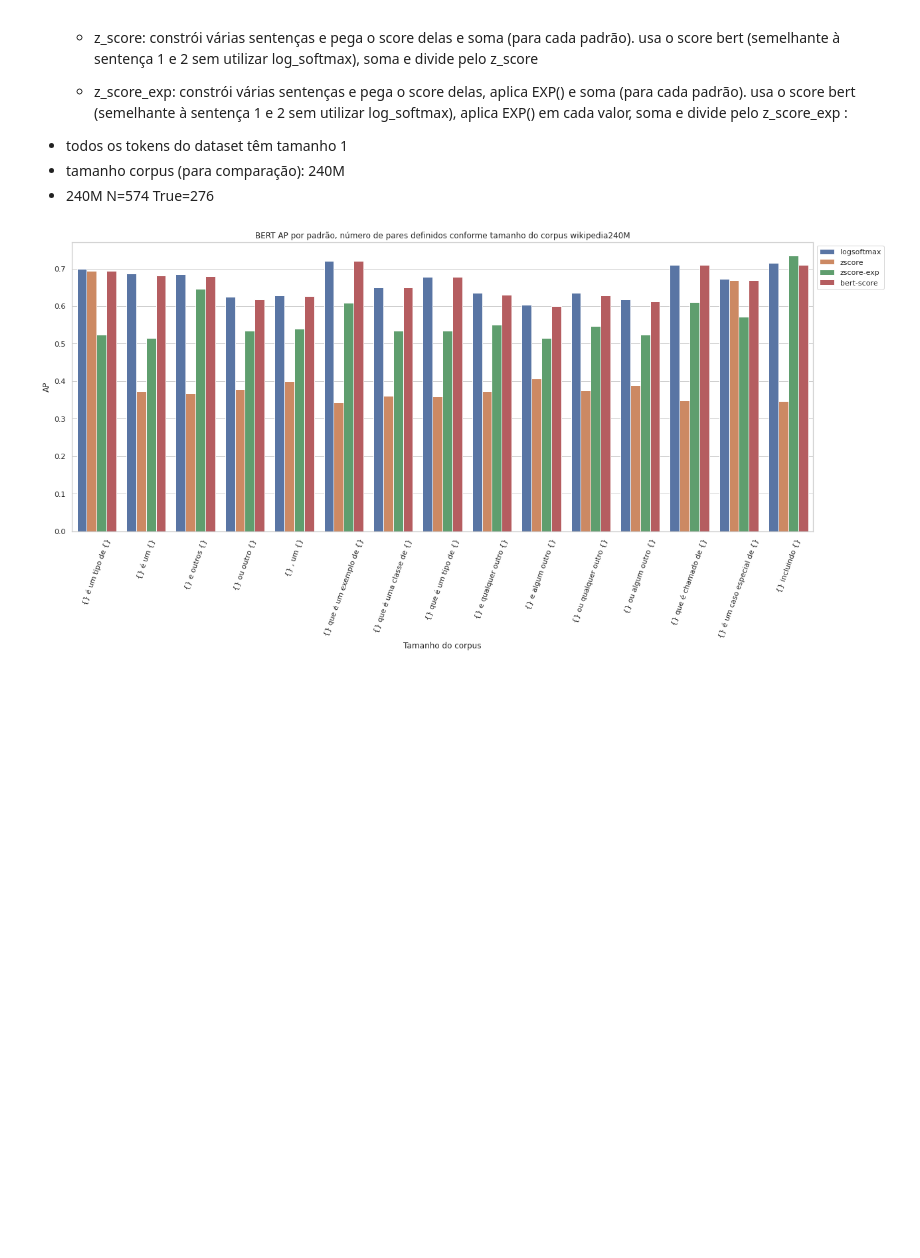
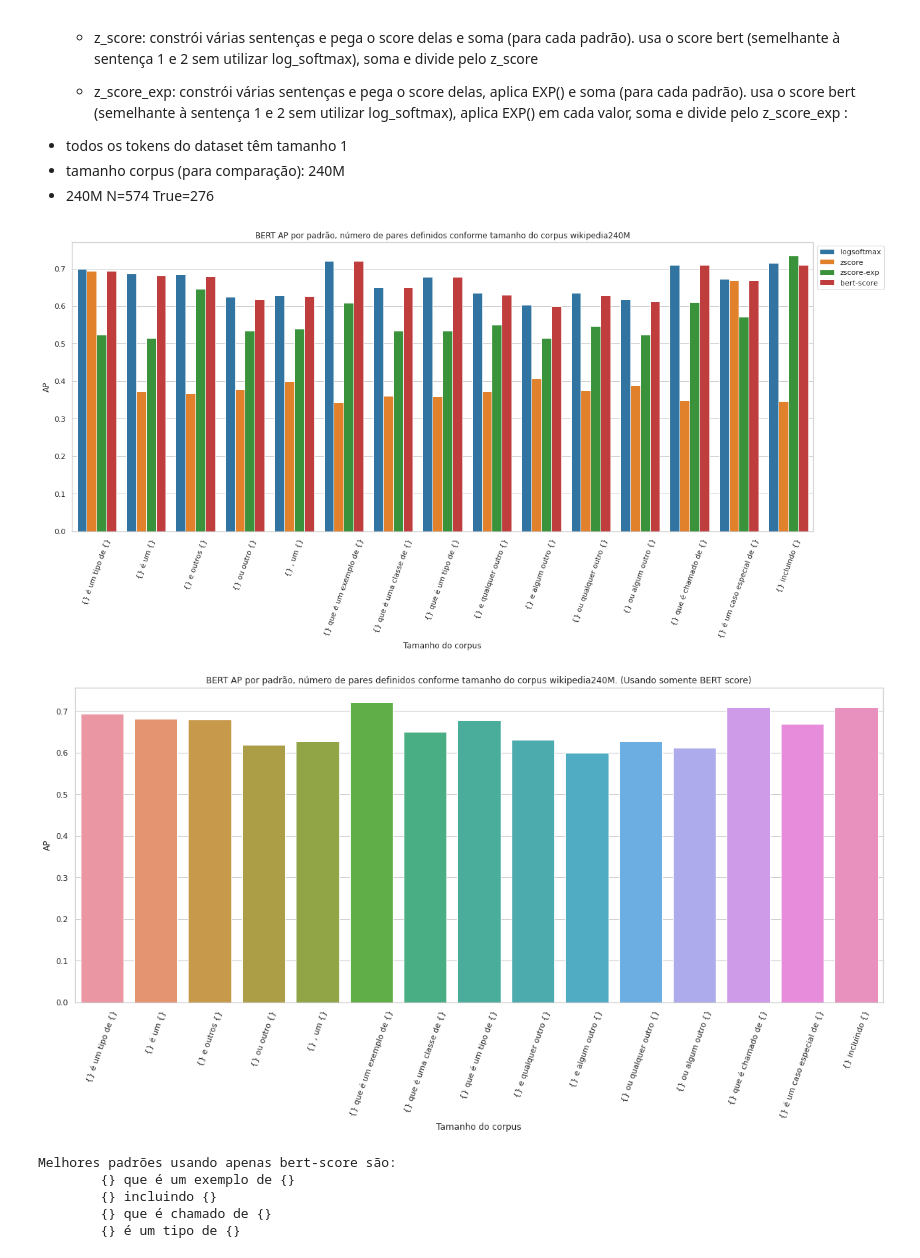
Before and after one commit to eraldoluis/hyper_bert, a Jupyter notebook: nb/score_pattern_logsoftmax_z_exp.ipynb, the cells around one changed output. Drawn from its saved outputs; the diff is of its cells as text; code cells hidden in the pictures; blank space fills up the shorter version.

Commit message:
nb comparando bert e outros metodos. falta terminar

```diff
--- a/nb/score_pattern_logsoftmax_z_exp.ipynb
+++ b/nb/score_pattern_logsoftmax_z_exp.ipynb
@@ -17,29 +17,53 @@
 # %%
 import pandas as pd
 import matplotlib.pyplot as plt
 import seaborn as sns
 
 sns.set(style="whitegrid")
+sns.set_palette(sns.color_palette("tab10"))
 
 path = ["../results/neuralmind-bert-base-portuguese-cased_logsoftmax_by-pattern/result.tsv",
         "../results/neuralmind-bert-base-portuguese-cased_zscore_by-pattern/result.tsv",
         "../results/neuralmind-bert-base-portuguese-cased_zscore-exp_by-pattern/result.tsv",
         "../results/neuralmind-bert-base-portuguese-cased_bert-score_by-pattern/result.tsv"]
 df_array = []
 for p in path:
     df = pd.read_csv(p, delimiter="\t")
     df['function'] = p.split("/")[-2].split("_")[1]
     df_array.append(df)
 
 df_all = pd.concat(df_array)
 df_all = df_all[(df_all['method'] == "all_subword") & (df_all['corpus'] == "wikipedia240M")]
 
 plt.figure(figsize=(20,8))
 ax = sns.barplot(x="pattern", y="AP", hue="function", data=df_all)
 ax.legend(bbox_to_anchor=(1, 1))
 ax.set(xlabel="Tamanho do corpus")
 ax.set_title(f"BERT AP por padrão, número de pares definidos conforme tamanho do corpus wikipedia240M")
 plt.xticks(rotation=70)
 plt.show()
+
+df_all = df_all[df_all['function'] == "bert-score"]
+
+plt.figure(figsize=(20,8))
+ax = sns.barplot(x="pattern", y="AP", data=df_all)
+ax.set(xlabel="Tamanho do corpus")
+ax.set_title(f"BERT AP por padrão, número de pares definidos conforme tamanho do corpus wikipedia240M. (Usando somente BERT score)")
+plt.xticks(rotation=70)
+plt.show()
+
+df_all.sort_values(by="AP", ascending=False, inplace=True)
+best_patterns = df_all['pattern'].iloc[:4]
+best_patterns = best_patterns.tolist()
+
+print("Melhores padrões usando apenas bert-score são:")
+for p in best_patterns:
+    print(f"\t{p}")
 # %% [output]
-[figure, old version]
+[figure, new version]
+[figure, added]
+Melhores padrões usando apenas bert-score são:
+        {} que é um exemplo de {}
+        {} incluindo {}
+        {} que é chamado de {}
+        {} é um tipo de {}
```
Also changed, not shown: 2 other files.
